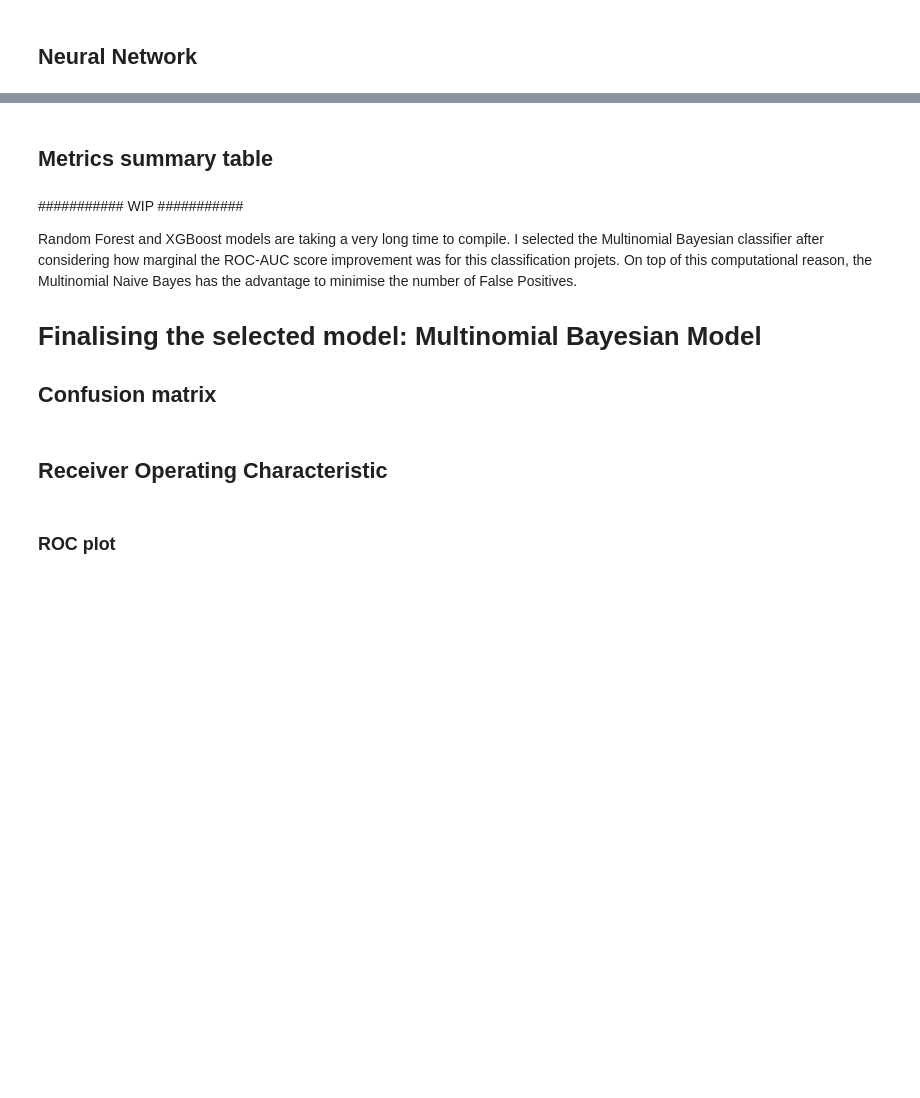
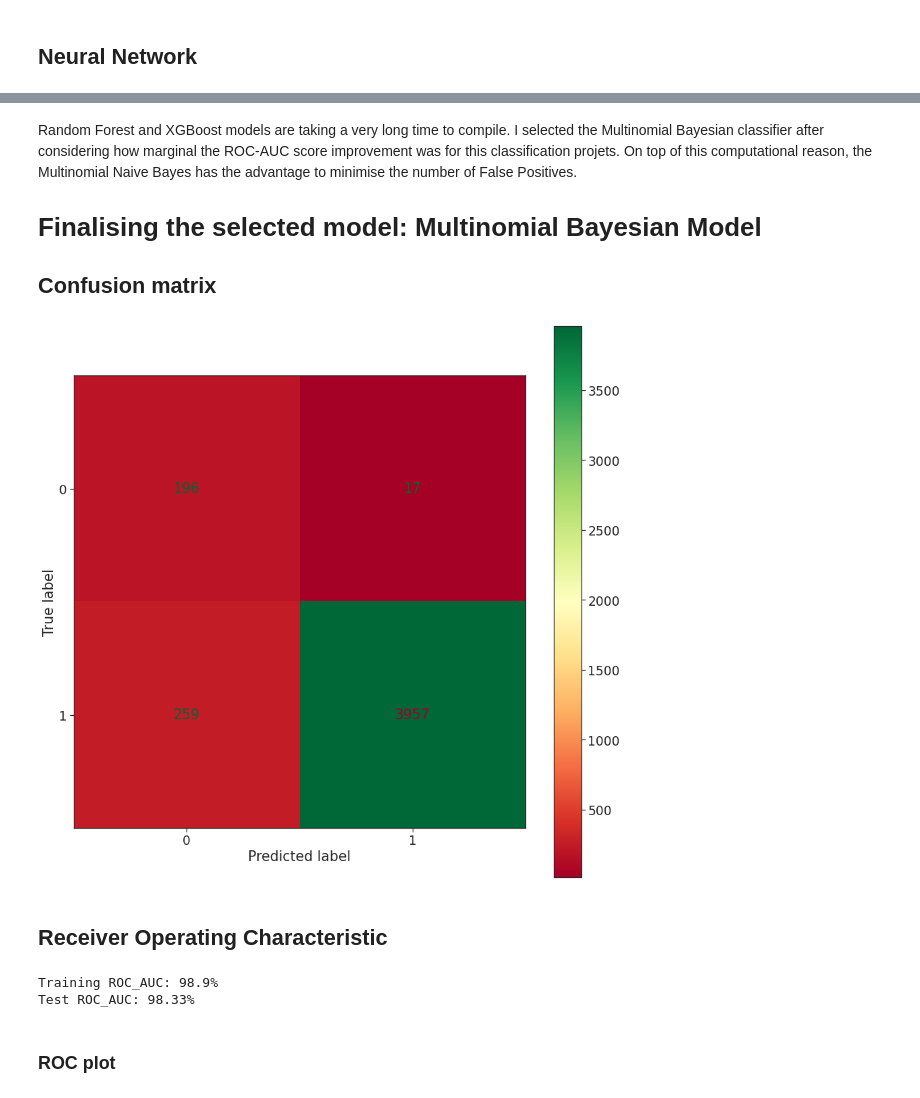
Before and after one commit to aghilissen/FakeJobDetection, a Jupyter notebook: index.ipynb, the cells around one changed output, grey strips where cells are left out. Cells and saved outputs as stored; diff of their text form; code cells hidden in the pictures; blank space fills up the shorter version.

Commit message:
training and saving the models with new dataframe preprocessing routine

```diff
--- a/index.ipynb
+++ b/index.ipynb
@@ -255,8 +251,8 @@ pickle.dump(gnb, open('./models/gnb.pkl','wb'))
 # %% [markdown]
 # Multinomial Naive Bayes
 # %%
-mnb = MultinomialNB(alpha=0.31)
-# alpha value has been determined during the last paragraph,
-# then the code has been run from here to update the results
+# mnb = MultinomialNB(alpha=0.31)
+# # alpha value has been determined during the last paragraph,
+# # then the code has been run from here to update the results
 # %%
-mnb.fit(X, y)
+# mnb.fit(X, y)
@@ -407,2 +368,0 @@ def aucscore(labels, features, model):
-# %% [markdown]
-## Metrics summary table
@@ -416,30 +369,31 @@ metrics = pd.DataFrame(scores, index = [i for i in models])
 # %% [markdown]
-########### WIP ###########
-
 Random Forest and XGBoost models are taking a very long time to compile. I selected the Multinomial Bayesian classifier after considering how marginal the ROC-AUC score improvement was for this classification projets. On top of this computational reason, the Multinomial Naive Bayes has the advantage to minimise the number of False Positives.
 # Finalising the selected model: Multinomial Bayesian Model
 ## Confusion matrix
 # %%
-labels_test_preds = mnb.predict(feat_test)
-
 plot_confusion_matrix(mnb,
+                      features_test,
                       labels_test,
-                      labels_test_preds,
-                      labels= ['Fraudulent', 'Legitimate'],
+                      values_format='0d',
                       cmap=plt.cm.RdYlGn
                      )
 plt.show()
+# %% [output]
+[figure, added]
 # %% [markdown]
 ## Receiver Operating Characteristic
 # %%
-labels_training_preds = mnb.predict_proba(feat_train.values)
-labels_test_preds = mnb.predict_proba(feat_test.values)
+labels_training_preds = mnb.predict_proba(features_train.values)
+labels_test_preds = mnb.predict_proba(features_test.values)
 
 training_roc_auc = roc_auc_score(labels_train, labels_training_preds[:,1])
 test_roc_auc = roc_auc_score(labels_test, labels_test_preds[:,1])
 
 print('Training ROC_AUC: {:.4}%'.format(training_roc_auc * 100))
 print('Test ROC_AUC: {:.4}%'.format(test_roc_auc * 100))
+# %% [output]
+Training ROC_AUC: 98.9%
+Test ROC_AUC: 98.33%
 # %% [markdown]
 ### ROC plot
 # %%
```
Also changed, not shown: parts of 30 cells of this notebook, 4 other files.
